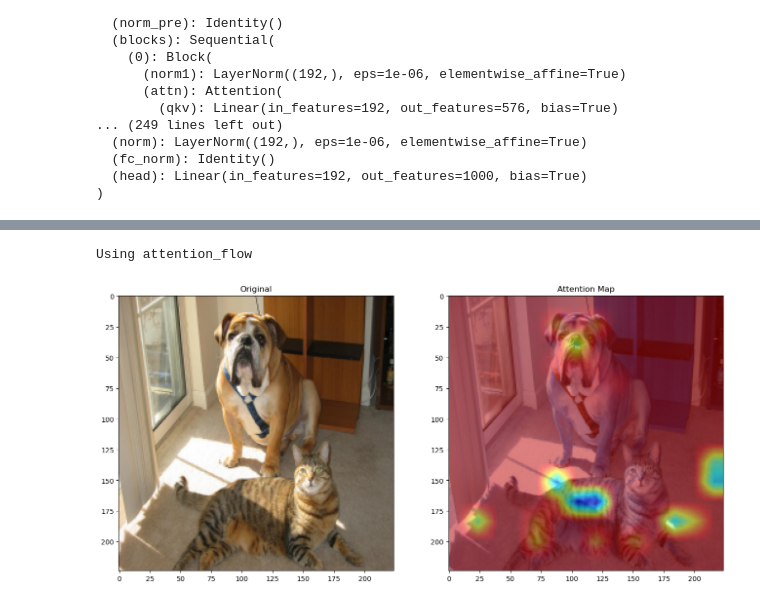
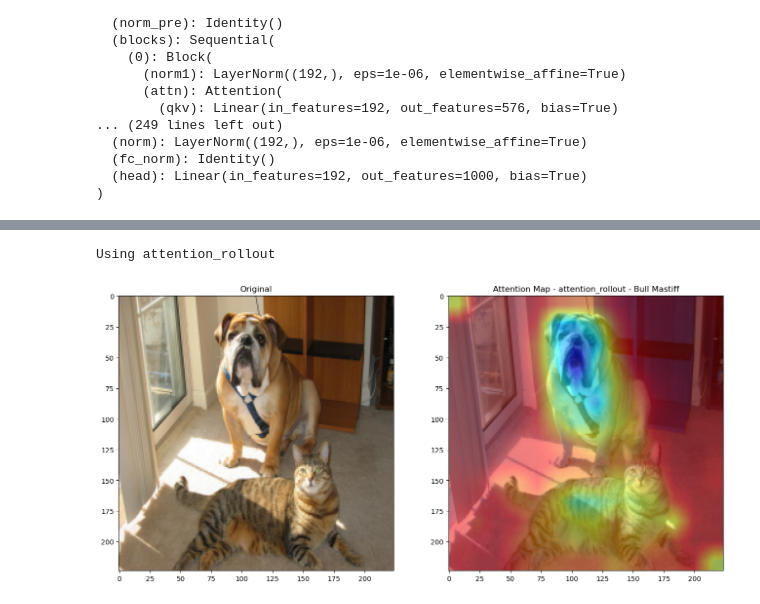
Before and after one commit to momoth12/Project-Explainability-for-Vision-Transformers, a Jupyter notebook: flow_example.ipynb, the cells around one changed output, grey strips where cells are left out. Cells and saved outputs as stored; diff of their text form; code cells hidden in the pictures.

Commit message:
adding notebook for visualizing all type of flows

```diff
--- a/flow_example.ipynb
+++ b/flow_example.ipynb
@@ -15,6 +15,7 @@ from vit_flow import VITAttentionFlow
 img = Image.open("examples/input.png")
 
 DEVICE = "cuda" if torch.cuda.is_available() else "cpu"
+DEVICE = 'cpu'
 print(f"Using {DEVICE}")
 
 IMAGE_SIZE = 224
@@ -239,0 +67,19 @@ class VITAttentionFlow:
+# %%
+import copy
+import requests
+import torch.nn.functional as F
+
+from tqdm import tqdm
+
+def preprocess_image(image_path, transform):
+    img = Image.open(image_path)
+    input_tensor = transform(img).unsqueeze(0)
+    return input_tensor.to(DEVICE)
+
+def get_prediction(scores):
+    '''Gets the index of max prob and the prob
+    '''
+    h_x = F.softmax(scores, dim=1).data.squeeze()
+    probs, idx = h_x.sort(0, True)
+    # output the prediction
+    return idx[0].item(), probs[0].item()
@@ -240,8 +154,8 @@ class VITAttentionFlow:
 # %%
 #@title Select the rollout strategy to be used and display results
 #@markdown **Note** that for `grad_attention_rollout` passing a category index is mandatory.
-rollout_strategy = "attention_flow" #@param ["attention_rollout", "grad_attention_rollout", "attention_flow"]
-category_index =  264#@param {type:"integer"}
+rollout_strategy = "attention_rollout" #@param ["attention_rollout", "grad_attention_rollout", "attention_flow"]
+category_index =  243#@param {type:"integer"} 282 cat
 
 print(f"Using {rollout_strategy}")
 
@@ -252,33 +166,33 @@ if rollout_strategy == "grad_attention_rollout" and category_index < 0:
 
 elif rollout_strategy == "grad_attention_rollout" and category_index > 0:
     grad_rollout = VITAttentionGradRollout(model, discard_ratio=DISCARD_RATIO)
     mask = grad_rollout(input_tensor, category_index)
     name = "grad_rollout_{}_{:.3f}_{}.png".format(category_index,
         DISCARD_RATIO, "mean")
 
 elif rollout_strategy == "attention_rollout":
     attention_rollout = VITAttentionRollout(model, discard_ratio=DISCARD_RATIO)
     mask = attention_rollout(input_tensor)
     name = "attention_rollout_{:.3f}_{}.png".format(DISCARD_RATIO, "mean")
 
 elif rollout_strategy == "attention_flow":
     attention_flow = VITAttentionFlow(model, discard_ratio=DISCARD_RATIO)
     mask = attention_flow(input_tensor)
     name = "attention_flow_{:.3f}_{}.png".format(DISCARD_RATIO, "mean")
 
 np_img = np.array(img)[:, :, ::-1]
 mask = cv2.resize(mask, (np_img.shape[1], np_img.shape[0]))
 mask = show_mask_on_image(np_img, mask)
 
 # mask = (mask - mask.min()) / (mask.max() - mask.min())
 # mask = mask.clip(0.7,1)
 
 fig, (ax1, ax2) = plt.subplots(ncols=2, figsize=(16, 16))
 
 ax1.set_title('Original')
-ax2.set_title('Attention Map')
+ax2.set_title(f'Attention Map - {rollout_strategy} - Bull Mastiff')
 _ = ax1.imshow(img)
 _ = ax2.imshow(mask)
 # %% [output]
-Using attention_flow
+Using attention_rollout
-[figure, old version]
+[figure, new version]
```
Also changed, not shown: parts of 6 cells of this notebook.
